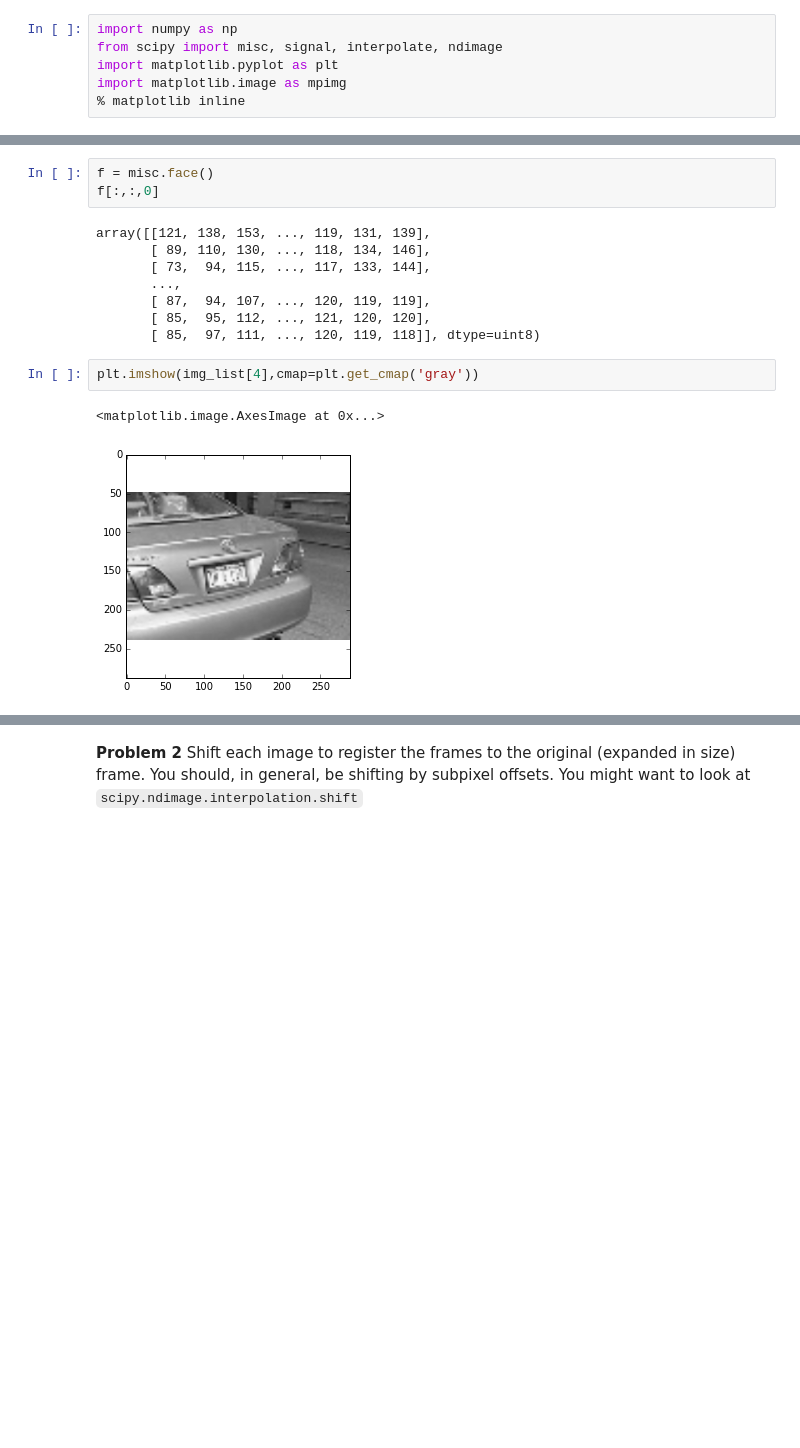
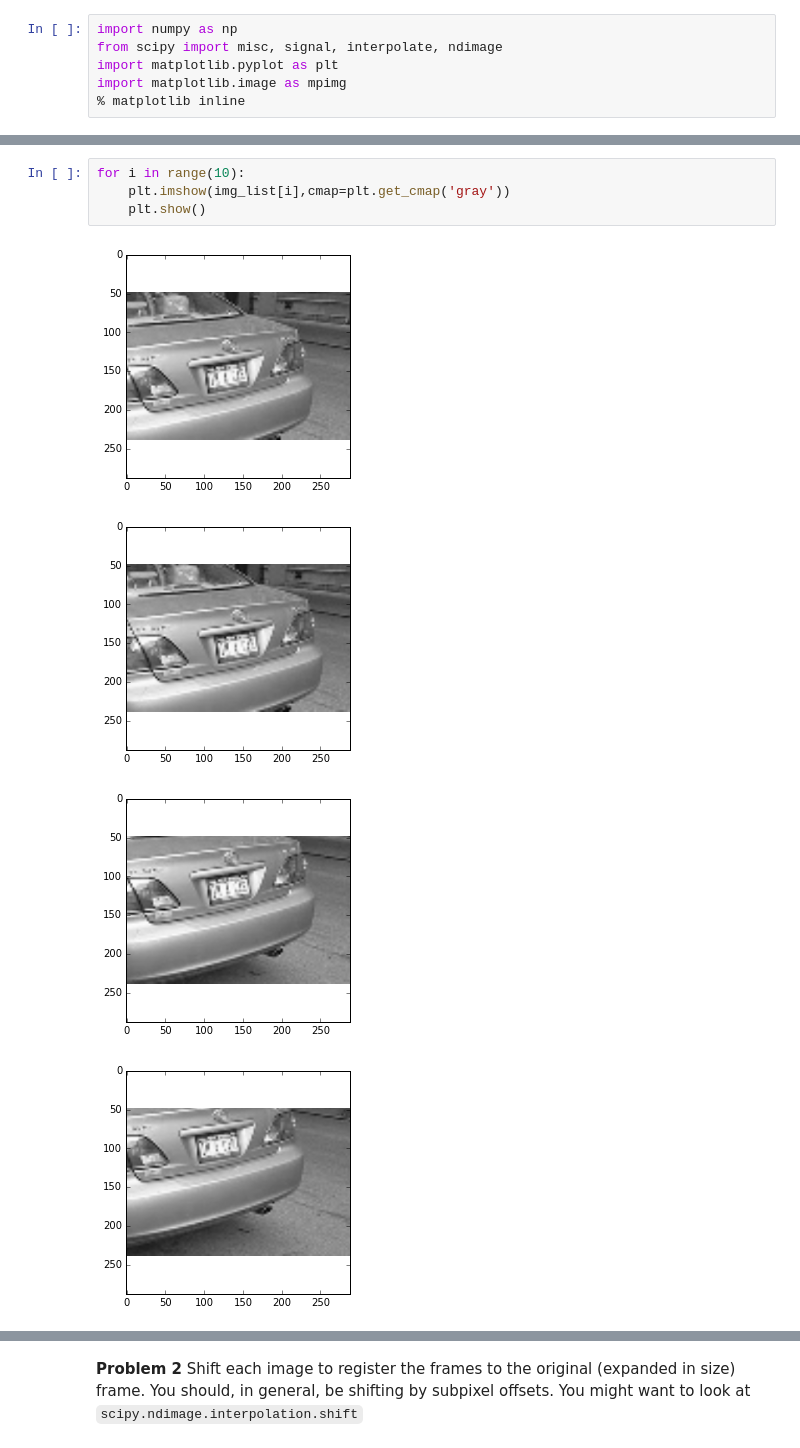
Before and after one commit to irinaene/py-ay250-hw, a Jupyter notebook: hw_1/hw_1_assignment.ipynb, the cells around one changed output, grey strips where cells are left out. Drawn from its saved outputs; the diff is of its cells as text; blank space fills up the shorter version.

```diff
--- a/hw_1/hw_1_assignment.ipynb
+++ b/hw_1/hw_1_assignment.ipynb
@@ -103,16 +82,9 @@ for i in range(100):
-# %%
-f = misc.face()
-f[:,:,0]
-# %% [output]
-array([[121, 138, 153, ..., 119, 131, 139],
-       [ 89, 110, 130, ..., 118, 134, 146],
-       [ 73,  94, 115, ..., 117, 133, 144],
-       ...,
-       [ 87,  94, 107, ..., 120, 119, 119],
-       [ 85,  95, 112, ..., 121, 120, 120],
-       [ 85,  97, 111, ..., 120, 119, 118]], dtype=uint8)
 # %%
-plt.imshow(img_list[4],cmap=plt.get_cmap('gray'))
+for i in range(10):
+    plt.imshow(img_list[i],cmap=plt.get_cmap('gray'))
+    plt.show()
 # %% [output]
-<matplotlib.image.AxesImage at 0x...>
 [figure]
+[figure, added]
+[figure, added]
+[figure, added]
```
Also changed, not shown: parts of 19 cells of this notebook.
